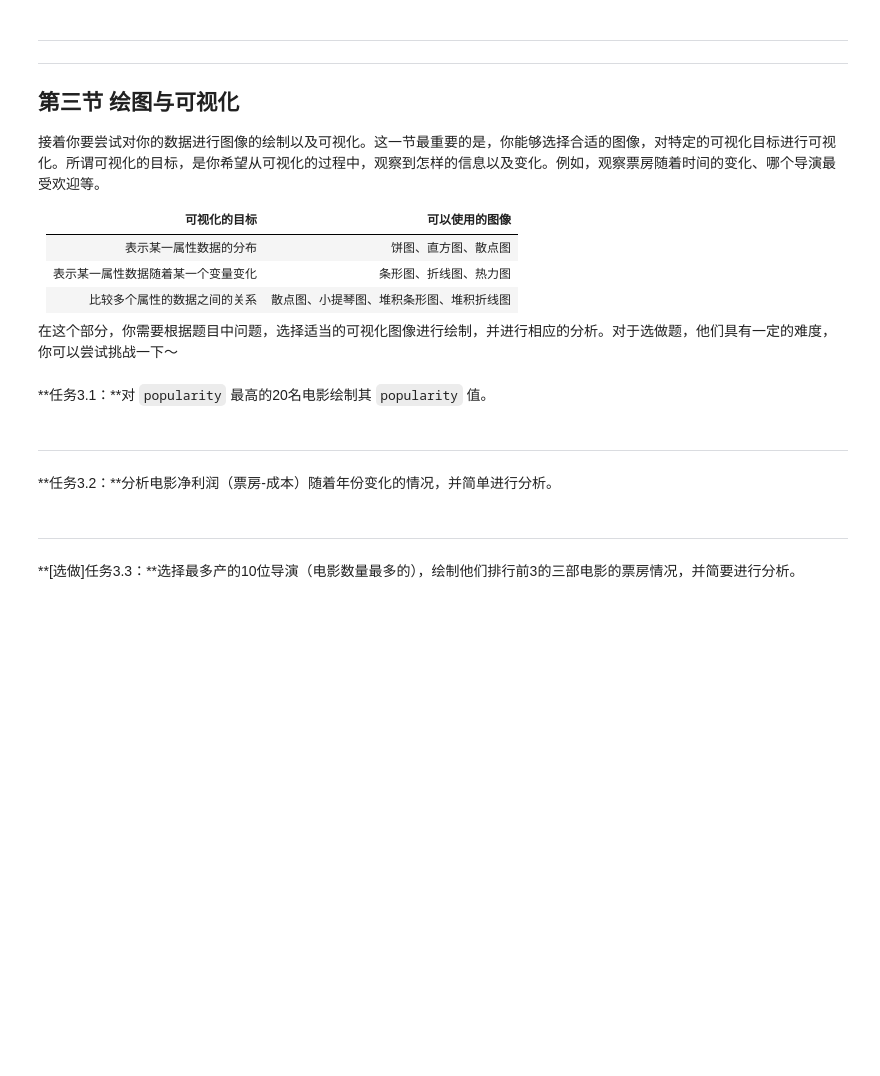
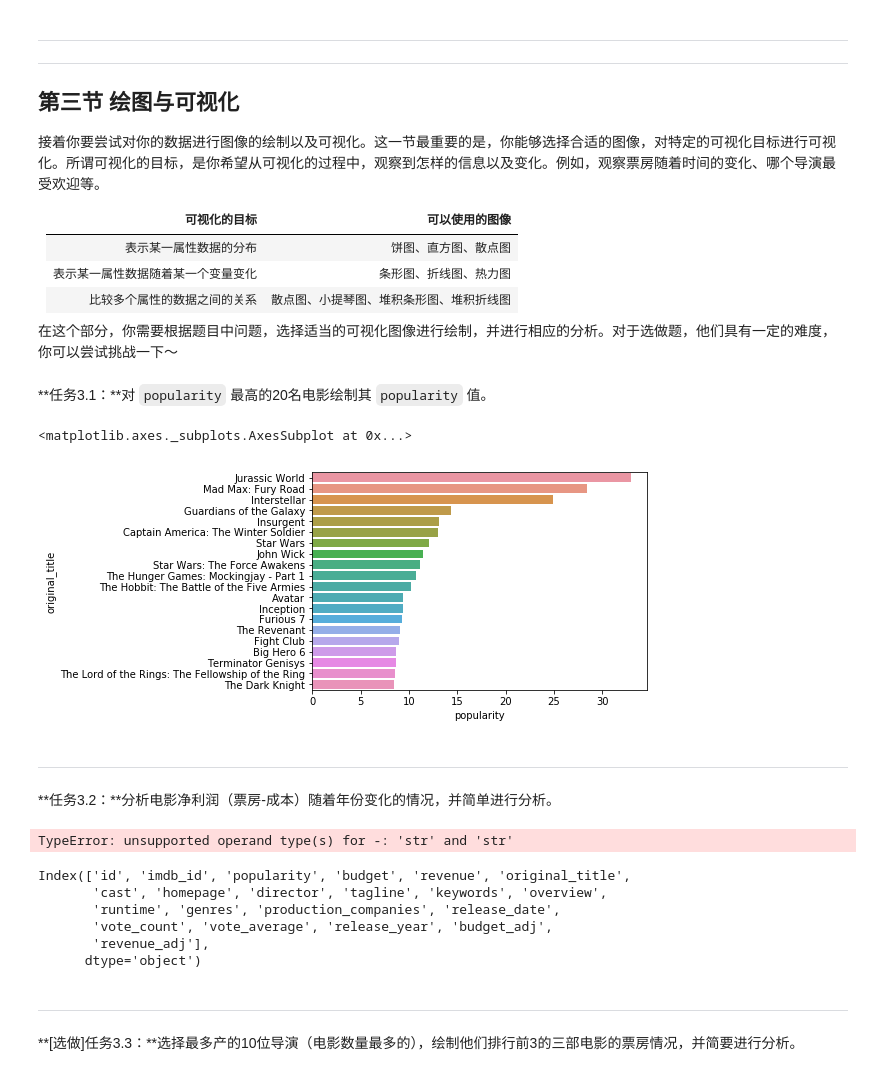
Before and after one commit to AndyClouder/AIPND-cn, a Jupyter notebook: P2_Explore_Movie_Dataset/Explore Movie Dataset.ipynb, the cells around one changed output. Drawn from its saved outputs; the diff is of its cells as text; code cells hidden in the pictures; blank space fills up the shorter version.

```diff
--- a/P2_Explore_Movie_Dataset/Explore Movie Dataset.ipynb
+++ b/P2_Explore_Movie_Dataset/Explore Movie Dataset.ipynb
@@ -215,6 +253,13 @@ tm_data[['popularity']]
 在这个部分，你需要根据题目中问题，选择适当的可视化图像进行绘制，并进行相应的分析。对于选做题，他们具有一定的难度，你可以尝试挑战一下～
 # %% [markdown]
 **任务3.1：**对 `popularity` 最高的20名电影绘制其 `popularity` 值。
+# %%
+data = tm_data.sort_values(by='popularity',ascending=False)[['popularity','original_title']][:20]
+# %%
+sb.barplot(data = data, x= 'popularity', y = 'original_title')
+# %% [output]
+<matplotlib.axes._subplots.AxesSubplot at 0x...>
+[figure, added]
 # %% [markdown]
 ---
 **任务3.2：**分析电影净利润（票房-成本）随着年份变化的情况，并简单进行分析。
@@ -220,0 +268,13 @@ tm_data[['popularity']]
+# %%
+tm_data.groupby('release_year')['revenue_adj' - 'budget_adj'].sum()
+# %% [output]
+TypeError: unsupported operand type(s) for -: 'str' and 'str'
+# %%
+tm_data.columns
+# %% [output]
+Index(['id', 'imdb_id', 'popularity', 'budget', 'revenue', 'original_title',
+       'cast', 'homepage', 'director', 'tagline', 'keywords', 'overview',
+       'runtime', 'genres', 'production_companies', 'release_date',
+       'vote_count', 'vote_average', 'release_year', 'budget_adj',
+       'revenue_adj'],
+      dtype='object')
```
Also changed, not shown: parts of 9 cells of this notebook.
